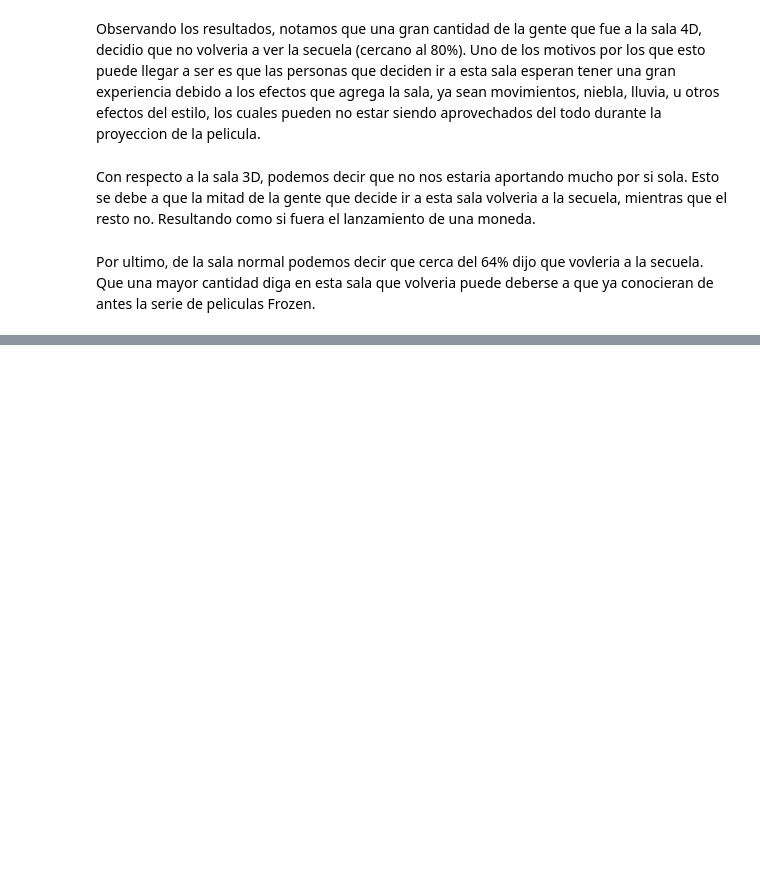
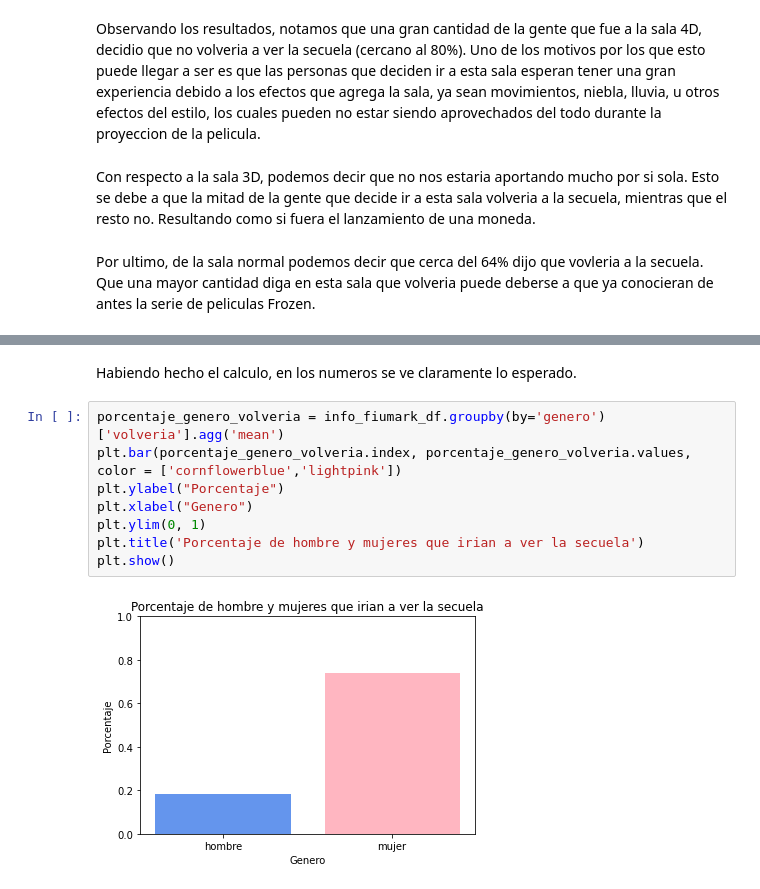
Before and after one commit to brunograssano/TP-Organizacion-de-datos, a Jupyter notebook: TP_Datos.ipynb, the cells around one changed output, grey strips where cells are left out. Cells and saved outputs as stored; diff of their text form; blank space fills up the shorter version.

```diff
--- a/TP_Datos.ipynb
+++ b/TP_Datos.ipynb
@@ -265,0 +292,12 @@ Por ultimo, de la sala normal podemos decir que cerca del 64% dijo que vovleria
+# %% [markdown]
+Habiendo hecho el calculo, en los numeros se ve claramente lo esperado.
+# %%
+porcentaje_genero_volveria = info_fiumark_df.groupby(by='genero')['volveria'].agg('mean')
+plt.bar(porcentaje_genero_volveria.index, porcentaje_genero_volveria.values, color = ['cornflowerblue','lightpink'])
+plt.ylabel("Porcentaje")
+plt.xlabel("Genero")
+plt.ylim(0, 1)
+plt.title('Porcentaje de hombre y mujeres que irian a ver la secuela')
+plt.show()
+# %% [output]
+[figure, added]
```
Also changed, not shown: parts of 11 cells of this notebook.
